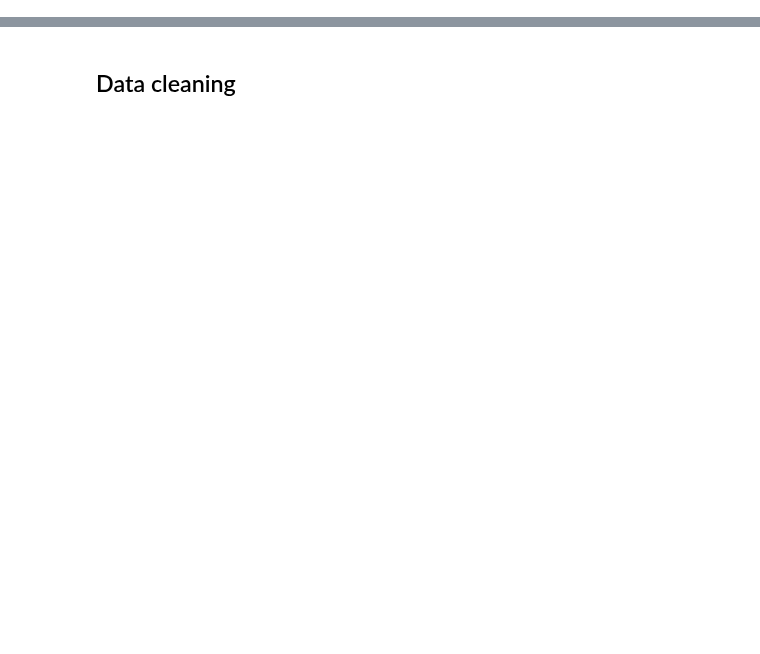
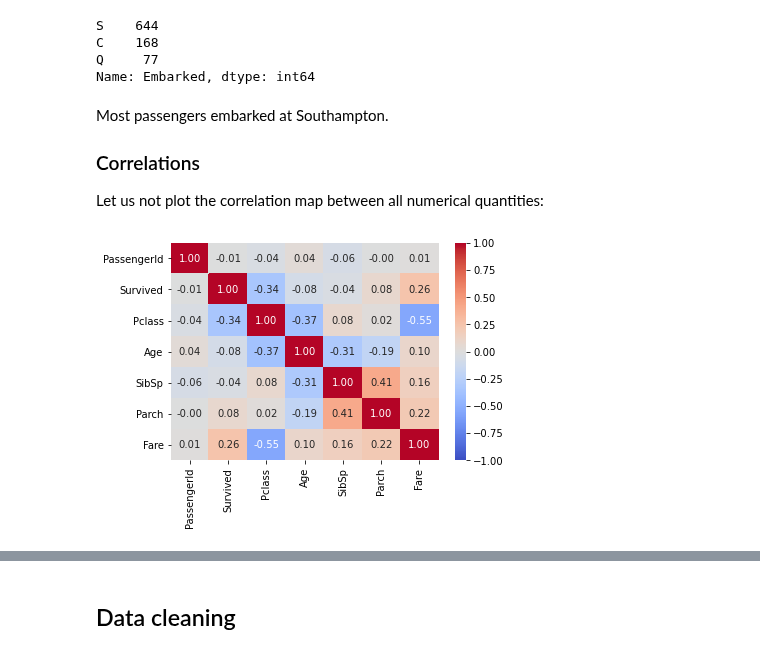
Before and after one commit to FlorentCLMichel/learning_data_science, a Jupyter notebook: Projects_Jupyter/Kaggle_Titanic.ipynb, the cells around one changed output, grey strips where cells are left out. Cells and saved outputs as stored; diff of their text form; code cells hidden in the pictures; blank space fills up the shorter version.

```diff
--- a/Projects_Jupyter/Kaggle_Titanic.ipynb
+++ b/Projects_Jupyter/Kaggle_Titanic.ipynb
@@ -23,0 +256,18 @@ The workflow we lay out here could then be applied to other problems for which n
+# %%
+print(data['Embarked'].value_counts())
+# %% [output]
+S    644
+C    168
+Q     77
+Name: Embarked, dtype: int64
+# %% [markdown]
+Most passengers embarked at Southampton.
+
+### Correlations
+
+Let us not plot the correlation map between all numerical quantities:
+# %%
+sns.heatmap(data.corr(), annot=True, fmt=".2f", vmin=-1, vmax=1, cmap='coolwarm')
+plt.show()
+# %% [output]
+[figure, added]
```
Also changed, not shown: parts of 34 cells of this notebook.
